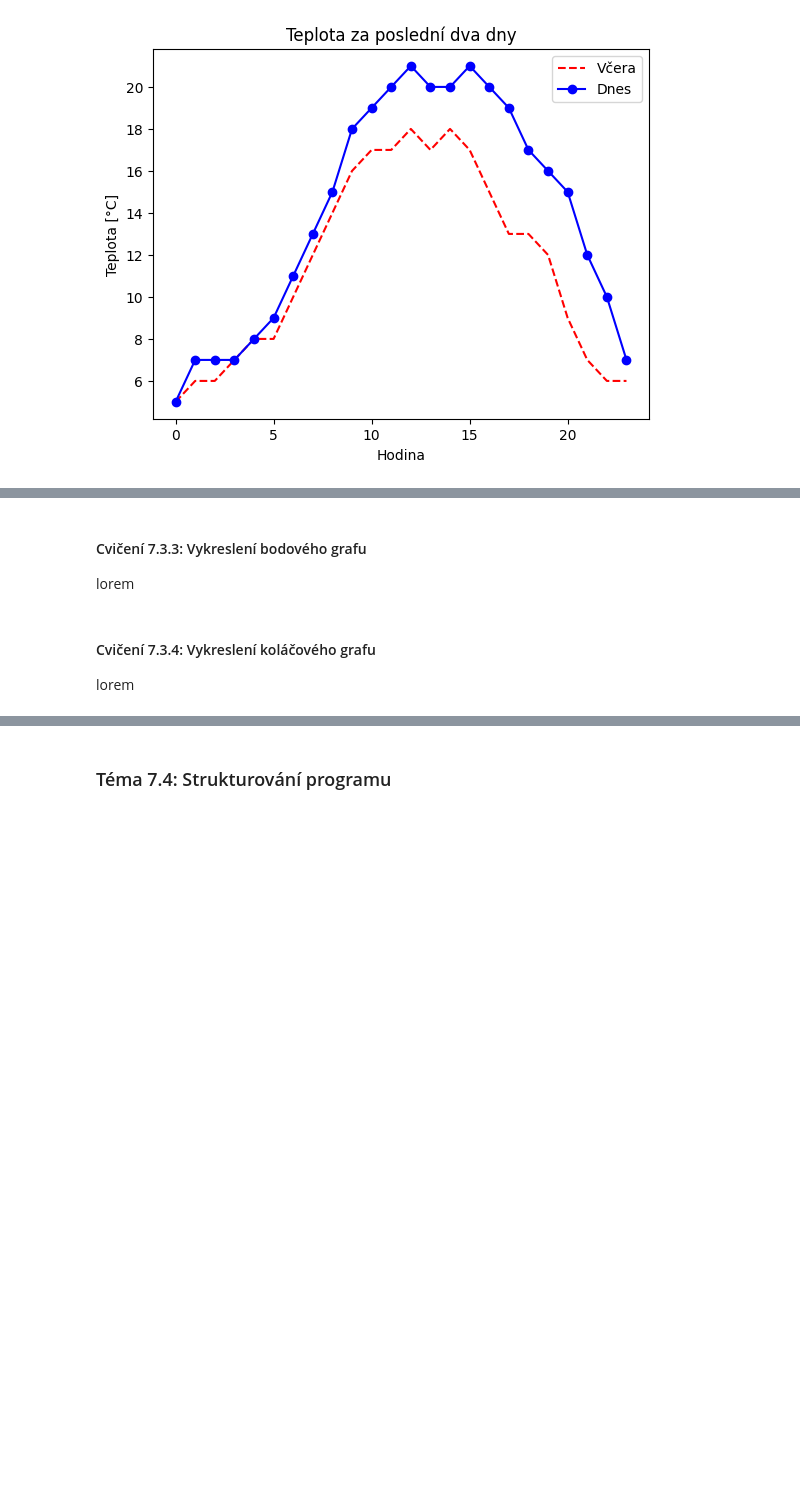
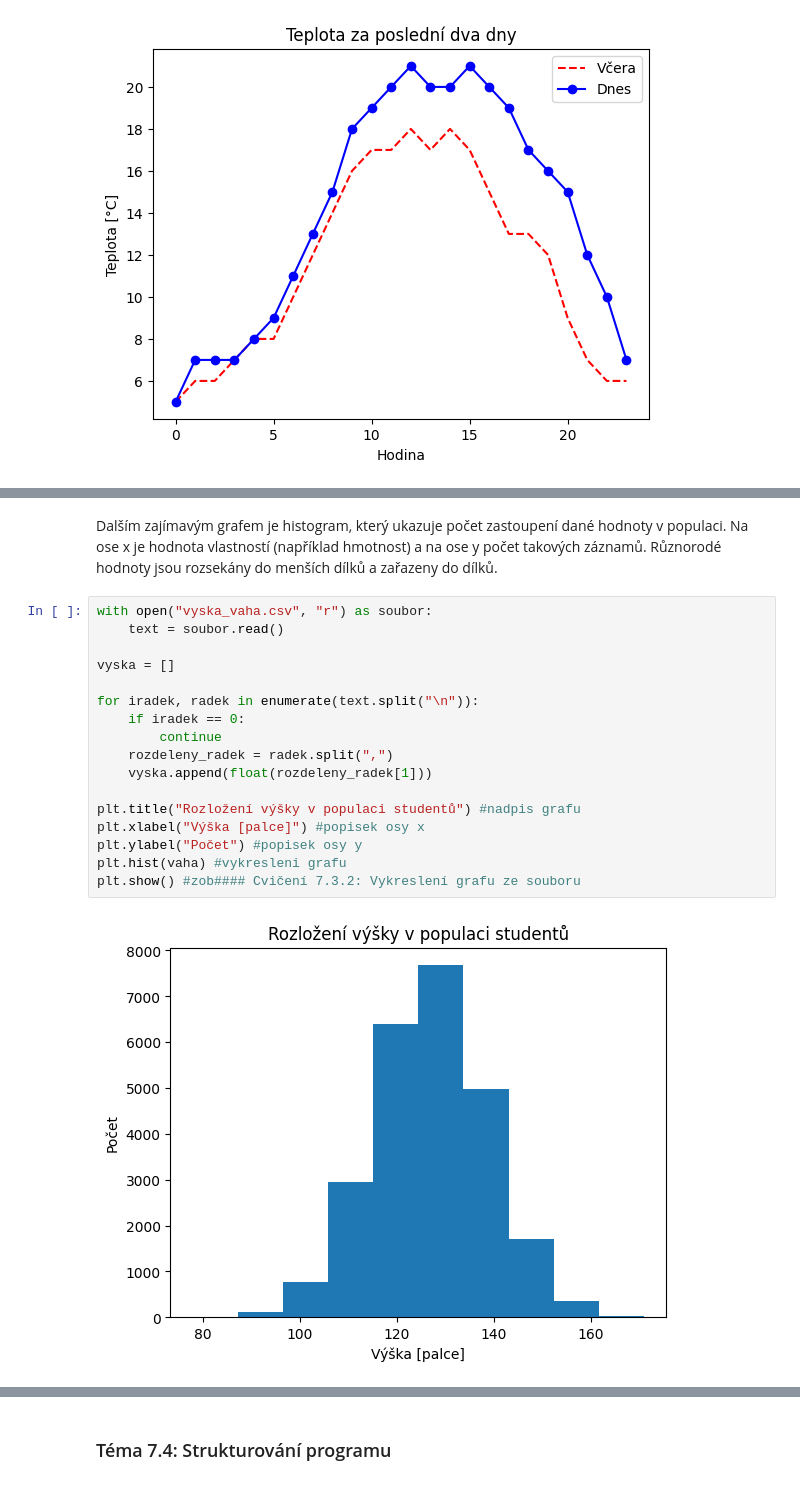
Before and after one commit to pavelberanek91/PPSS, a Jupyter notebook: lekce7.ipynb, the cells around one changed output, grey strips where cells are left out. Saved outputs shown, nothing was run; the diff lists cells and outputs as text; blank space fills up the shorter version.

```diff
--- a/lekce7.ipynb
+++ b/lekce7.ipynb
@@ -333,8 +326,21 @@ lorem
-# %% [markdown]
-#### Cvičení 7.3.3: Vykreslení bodového grafu
-
-lorem
-# %% [markdown]
-#### Cvičení 7.3.4: Vykreslení koláčového grafu
-
-lorem
+# %% [markdown]
+Dalším zajímavým grafem je histogram, který ukazuje počet zastoupení dané hodnoty v populaci. Na ose x je hodnota vlastností (například hmotnost) a na ose y počet takových záznamů. Různorodé hodnoty jsou rozsekány do menších dílků a zařazeny do dílků.
+# %%
+with open("vyska_vaha.csv", "r") as soubor:
+    text = soubor.read()
+
+vyska = []
+
+for iradek, radek in enumerate(text.split("\n")):
+    if iradek == 0:
+        continue
+    rozdeleny_radek = radek.split(",")
+    vyska.append(float(rozdeleny_radek[1]))
+
+plt.title("Rozložení výšky v populaci studentů") #nadpis grafu
+plt.xlabel("Výška [palce]") #popisek osy x
+plt.ylabel("Počet") #popisek osy y
+plt.hist(vaha) #vykresleni grafu
+plt.show() #zob#### Cvičení 7.3.2: Vykreslení grafu ze souboru
+# %% [output]
+[figure, added]
```
Also changed, not shown: parts of 8 cells of this notebook.
